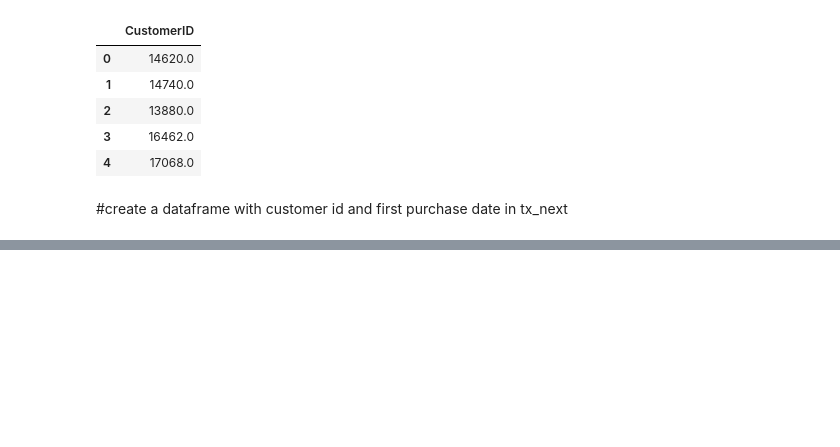
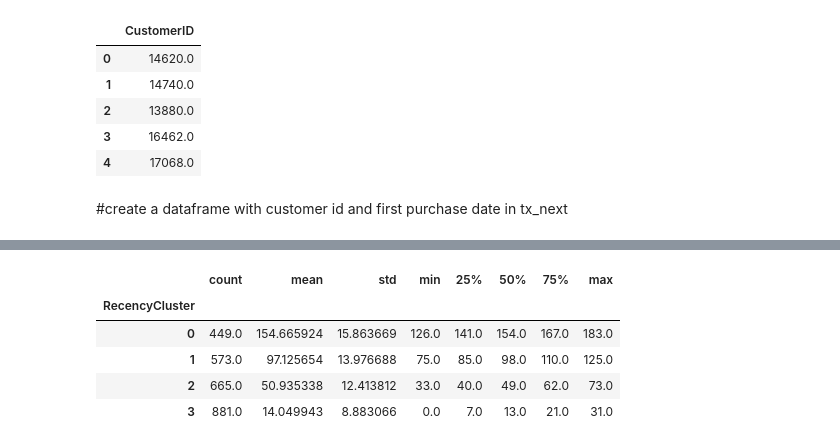
Before and after one commit to AbderrhmanAbdellatif/DataScience, a Jupyter notebook: Predicting_Next_Purchase_Day.ipynb, the cells around one changed output, grey strips where cells are left out. Cells and saved outputs as stored; diff of their text form; code cells hidden in the pictures; blank space fills up the shorter version.

```diff
--- a/Predicting_Next_Purchase_Day.ipynb
+++ b/Predicting_Next_Purchase_Day.ipynb
@@ -115,0 +203,8 @@ tx_user.head()
+# %%
+#get max purchase date for Recency and create a dataframe
+tx_max_purchase = tx_6m.groupby('CustomerID').InvoiceDate.max().reset_index()
+tx_max_purchase.columns = ['CustomerID','MaxPurchaseDate']
+
+#find the recency in days and add it to tx_user
+tx_max_purchase['Recency'] = (tx_max_purchase['MaxPurchaseDate'].max() - tx_max_purchase['MaxPurchaseDate']).dt.days
+tx_user = pd.merge(tx_user, tx_max_purchase[['CustomerID','Recency']], on='CustomerID')
@@ -115,0 +247,5 @@ tx_user.head()
+# %%
+
+kmeans = KMeans(n_clusters=4)
+kmeans.fit(tx_user[['Recency']])
+tx_user['RecencyCluster'] = kmeans.predict(tx_user[['Recency']])
@@ -115,0 +261,24 @@ tx_user.head()
+# %%
+#order cluster method
+def order_cluster(cluster_field_name, target_field_name,df,ascending):
+    new_cluster_field_name = 'new_' + cluster_field_name
+    df_new = df.groupby(cluster_field_name)[target_field_name].mean().reset_index()
+    df_new = df_new.sort_values(by=target_field_name,ascending=ascending).reset_index(drop=True)
+    df_new['index'] = df_new.index
+    df_final = pd.merge(df,df_new[[cluster_field_name,'index']], on=cluster_field_name)
+    df_final = df_final.drop([cluster_field_name],axis=1)
+    df_final = df_final.rename(columns={"index":cluster_field_name})
+    return df_final
+# %%
+#order recency clusters
+tx_user = order_cluster('RecencyCluster', 'Recency',tx_user,False)
+# %%
+#print cluster characteristics
+tx_user.groupby('RecencyCluster')['Recency'].describe()
+# %% [output]
+|  | count | mean | std | min | 25% | 50% | 75% | max |
+| RecencyCluster |  |  |  |  |  |  |  |  |
+| 0 | 449.0 | 154.665924 | 15.863669 | 126.0 | 141.0 | 154.0 | 167.0 | 183.0 |
+| 1 | 573.0 | 97.125654 | 13.976688 | 75.0 | 85.0 | 98.0 | 110.0 | 125.0 |
+| 2 | 665.0 | 50.935338 | 12.413812 | 33.0 | 40.0 | 49.0 | 62.0 | 73.0 |
+| 3 | 881.0 | 14.049943 | 8.883066 | 0.0 | 7.0 | 13.0 | 21.0 | 31.0 |
```
Also changed, not shown: parts of 51 cells of this notebook.
